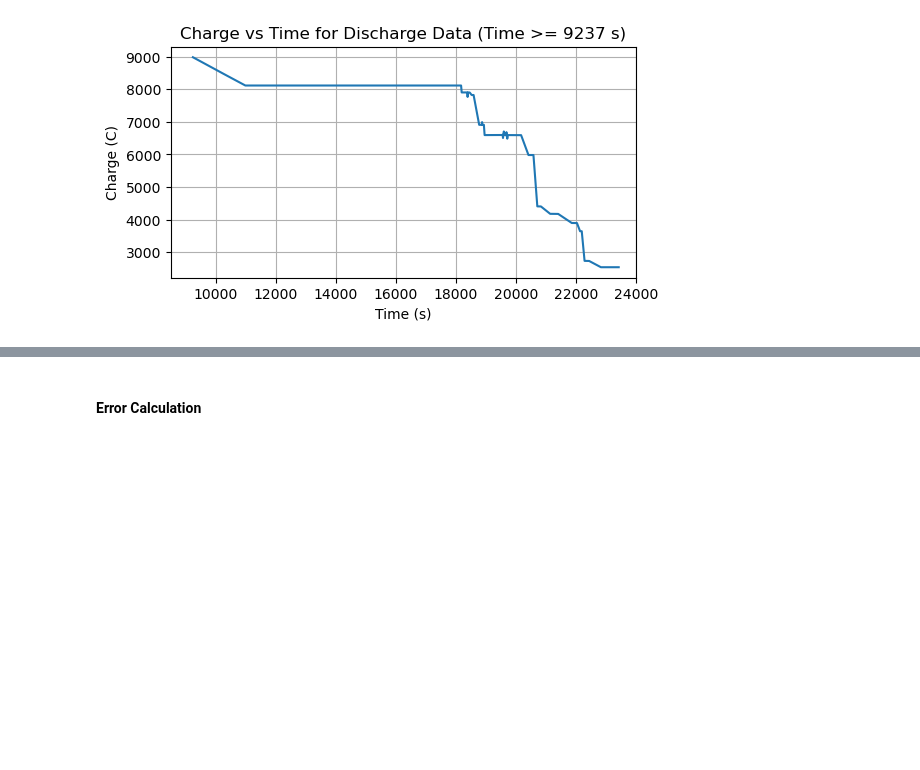
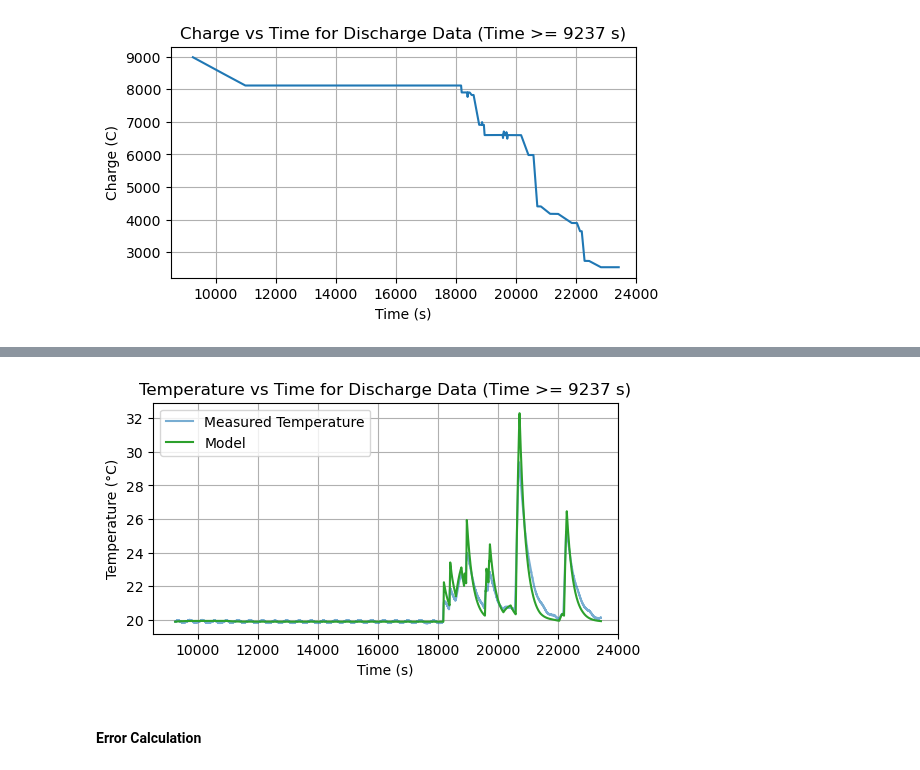
Before and after one commit to ryanlleung/FCTT-Project-3, a Jupyter notebook: part3.ipynb, the cells around one changed output, grey strips where cells are left out. Cells and saved outputs as stored; diff of their text form; code cells hidden in the pictures; blank space fills up the shorter version.

```diff
--- a/part3.ipynb
+++ b/part3.ipynb
@@ -307,3 +307,16 @@ plt.show()
+# %%
+fig = plt.subplots(figsize=(6, 3))
+plt.plot(BT_discharge['Time (s)'], BT_discharge['Temperature'], label='Measured Temperature', alpha=0.6)
+plt.plot(BT_discharge['Time (s)'], T_cell-273.15, label='Model', color='C2')
+plt.title('Temperature vs Time for Discharge Data (Time >= 9237 s)')
+plt.xlabel('Time (s)')
+plt.ylabel('Temperature (°C)')
+plt.xlim(8500, 24000)
+plt.legend()
+plt.grid()
+plt.show()
+# %% [output]
+[figure, added]
 # %% [markdown]
 #### Error Calculation
 # %%
```
Also changed, not shown: parts of 10 cells of this notebook.
